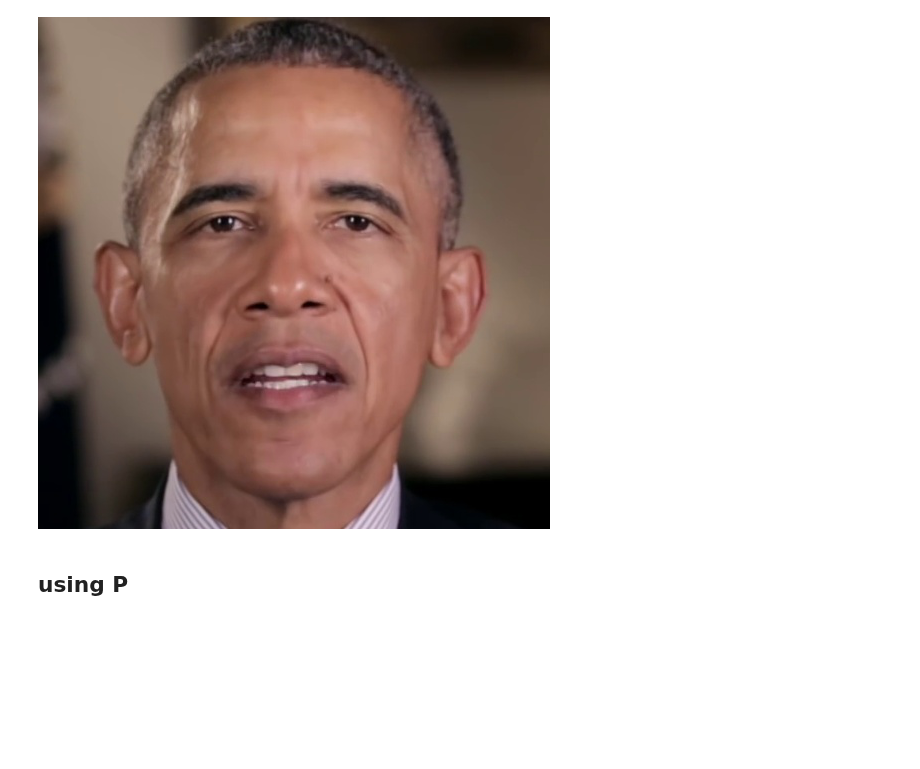
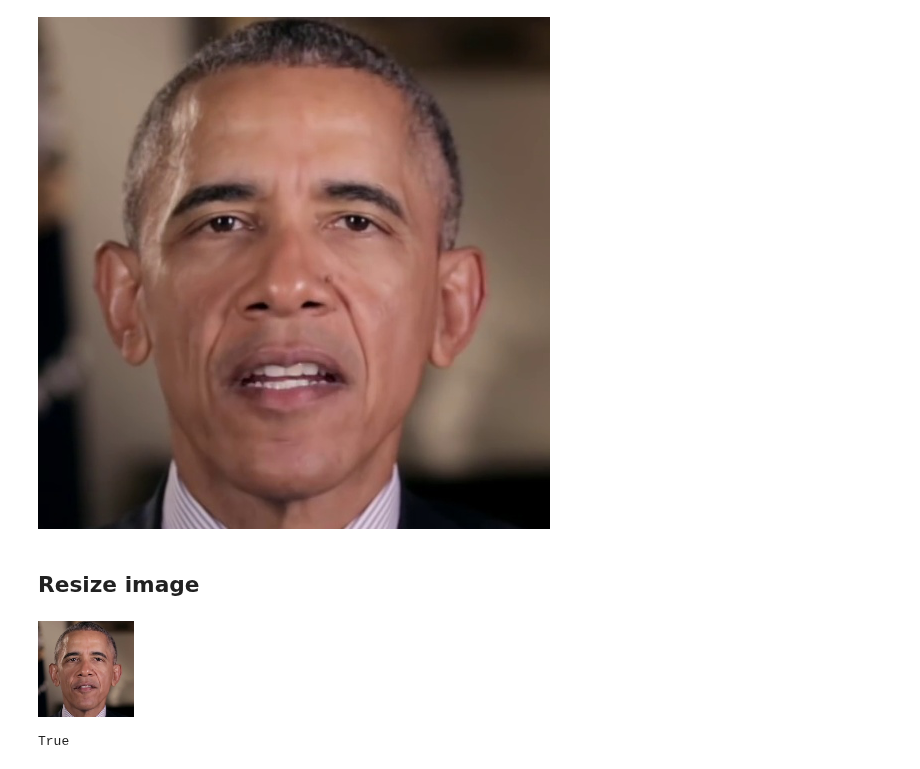
Before and after one commit to zhanghm1995/programming-learning-examples, a Jupyter notebook: Python_learning/image_utils.ipynb, the cells around one changed output. Cells and saved outputs as stored; diff of their text form; code cells hidden in the pictures; blank space fills up the shorter version.

```diff
--- a/Python_learning/image_utils.ipynb
+++ b/Python_learning/image_utils.ipynb
@@ -63,5 +63,18 @@ display(Image.fromarray(img_src))
 # %% [output]
 (512, 512, 3) <class 'numpy.ndarray'>
 [figure]
-# %% [markdown]
-## using P
+# %% [markdown]
+## Resize image
+# %%
+import cv2
+image_path = "/home/haimingzhang/Research/Face/FACIAL/video_preprocessed/id00002/obama_weekly_2/face_image/000004.jpg"
+
+img = cv2.imread(image_path)
+
+img_resized = cv2.resize(img, (96, 96), cv2.INTER_AREA)
+display(Image.fromarray(img_resized[..., ::-1]))\
+
+cv2.imwrite("resize_img2.jpg", img_resized)
+# %% [output]
+[figure, added]
+True
```
Also changed, not shown: 5 other files.
